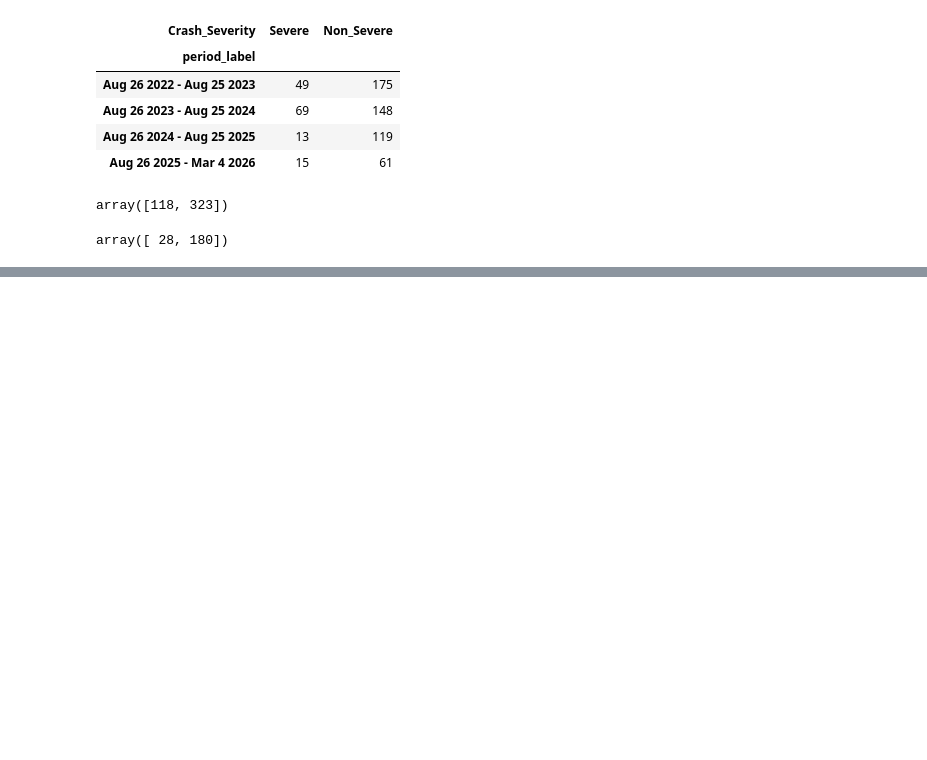
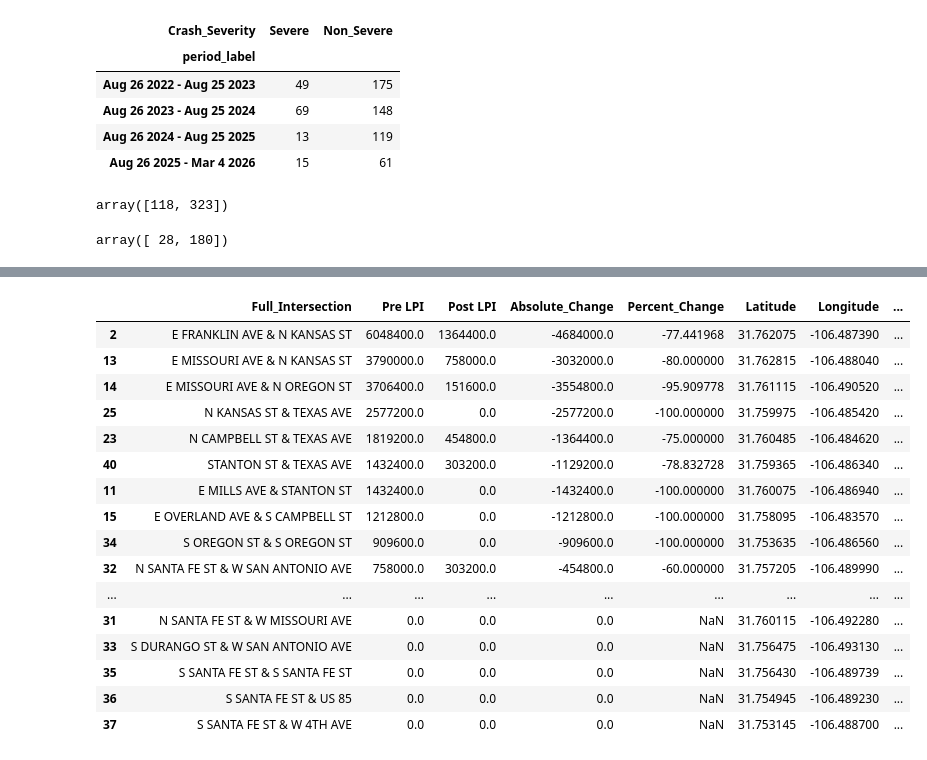
Before and after one commit to JoJo-eptx/el_paso_downtown_LPI_analysis, a Jupyter notebook: ep_collision_LPI_analysis.ipynb, the cells around one changed output, grey strips where cells are left out. Saved outputs shown, nothing was run; the diff lists cells and outputs as text; code cells hidden in the pictures; blank space fills up the shorter version.

```diff
--- a/ep_collision_LPI_analysis.ipynb
+++ b/ep_collision_LPI_analysis.ipynb
@@ -389,0 +474,68 @@ agg
+# %%
+# Canonical intersection key
+df["Street_A"] = np.minimum(df["Street_Name"], df["Intersecting_Street_Name"])
+df["Street_B"] = np.maximum(df["Street_Name"], df["Intersecting_Street_Name"])
+df["Full_Intersection"] = df["Street_A"] + " & " + df["Street_B"]
+
+# ---- 1. Aggregate KABCO_USD_Value by period ----
+agg = (
+    df.groupby(["LPI_Period", "Full_Intersection"], as_index=False)
+      .agg({"KABCO_USD_Value": "sum"})
+)
+
+# ---- 2. Pivot to wide format ----
+pivot = (
+    agg.pivot(
+        index="Full_Intersection",
+        columns="LPI_Period",
+        values="KABCO_USD_Value"
+    )
+    .fillna(0)
+)
+
+# Ensure both periods exist
+pivot = pivot.reindex(columns=["Pre LPI", "Post LPI"], fill_value=0)
+
+# ---- 3. Compute absolute and percent change ----
+pivot["Absolute_Change"] = pivot["Post LPI"] - pivot["Pre LPI"]
+pivot["Percent_Change"] = (
+    (pivot["Post LPI"] - pivot["Pre LPI"]) / pivot["Pre LPI"]
+).replace([np.inf, -np.inf], np.nan) * 100
+
+# ---- 4. Compute mean coordinates per intersection ----
+coords = (
+    df.groupby("Full_Intersection", as_index=False)
+      .agg({
+          "Latitude": "mean",
+          "Longitude": "mean"
+      })
+)
+
+# ---- 5. Merge coordinates into pivot ----
+pivot = pivot.reset_index().merge(coords, on="Full_Intersection", how="left")
+
+
+pivot['Scaled_Pre_LPI'] = pivot['Pre LPI'].astype(float) / pivot['Pre LPI'].max()
+pivot['Scaled_Post_LPI'] = pivot['Post LPI'].astype(float) / pivot['Pre LPI'].max()
+
+# ---- 6. Sort by absolute change ----
+pivot = pivot.sort_values(["Scaled_Pre_LPI", "Scaled_Post_LPI"], ascending=False)
+pivot
+# %% [output]
+|  | Full_Intersection | Pre LPI | Post LPI | Absolute_Change | Percent_Change | Latitude | Longitude | ... |
+| 2 | E FRANKLIN AVE & N KANSAS ST | 6048400.0 | 1364400.0 | -4684000.0 | -77.441968 | 31.762075 | -106.487390 | ... |
+| 13 | E MISSOURI AVE & N KANSAS ST | 3790000.0 | 758000.0 | -3032000.0 | -80.000000 | 31.762815 | -106.488040 | ... |
+| 14 | E MISSOURI AVE & N OREGON ST | 3706400.0 | 151600.0 | -3554800.0 | -95.909778 | 31.761115 | -106.490520 | ... |
+| 25 | N KANSAS ST & TEXAS AVE | 2577200.0 | 0.0 | -2577200.0 | -100.000000 | 31.759975 | -106.485420 | ... |
+| 23 | N CAMPBELL ST & TEXAS AVE | 1819200.0 | 454800.0 | -1364400.0 | -75.000000 | 31.760485 | -106.484620 | ... |
+| 40 | STANTON ST & TEXAS AVE | 1432400.0 | 303200.0 | -1129200.0 | -78.832728 | 31.759365 | -106.486340 | ... |
+| 11 | E MILLS AVE & STANTON ST | 1432400.0 | 0.0 | -1432400.0 | -100.000000 | 31.760075 | -106.486940 | ... |
+| 15 | E OVERLAND AVE & S CAMPBELL ST | 1212800.0 | 0.0 | -1212800.0 | -100.000000 | 31.758095 | -106.483570 | ... |
+| 34 | S OREGON ST & S OREGON ST | 909600.0 | 0.0 | -909600.0 | -100.000000 | 31.753635 | -106.486560 | ... |
+| 32 | N SANTA FE ST & W SAN ANTONIO AVE | 758000.0 | 303200.0 | -454800.0 | -60.000000 | 31.757205 | -106.489990 | ... |
+| ... | ... | ... | ... | ... | ... | ... | ... | ... |
+| 31 | N SANTA FE ST & W MISSOURI AVE | 0.0 | 0.0 | 0.0 | NaN | 31.760115 | -106.492280 | ... |
+| 33 | S DURANGO ST & W SAN ANTONIO AVE | 0.0 | 0.0 | 0.0 | NaN | 31.756475 | -106.493130 | ... |
+| 35 | S SANTA FE ST & S SANTA FE ST | 0.0 | 0.0 | 0.0 | NaN | 31.756430 | -106.489739 | ... |
+| 36 | S SANTA FE ST & US 85 | 0.0 | 0.0 | 0.0 | NaN | 31.754945 | -106.489230 | ... |
+| 37 | S SANTA FE ST & W 4TH AVE | 0.0 | 0.0 | 0.0 | NaN | 31.753145 | -106.488700 | ... |
```
Also changed, not shown: parts of 8 cells of this notebook.
